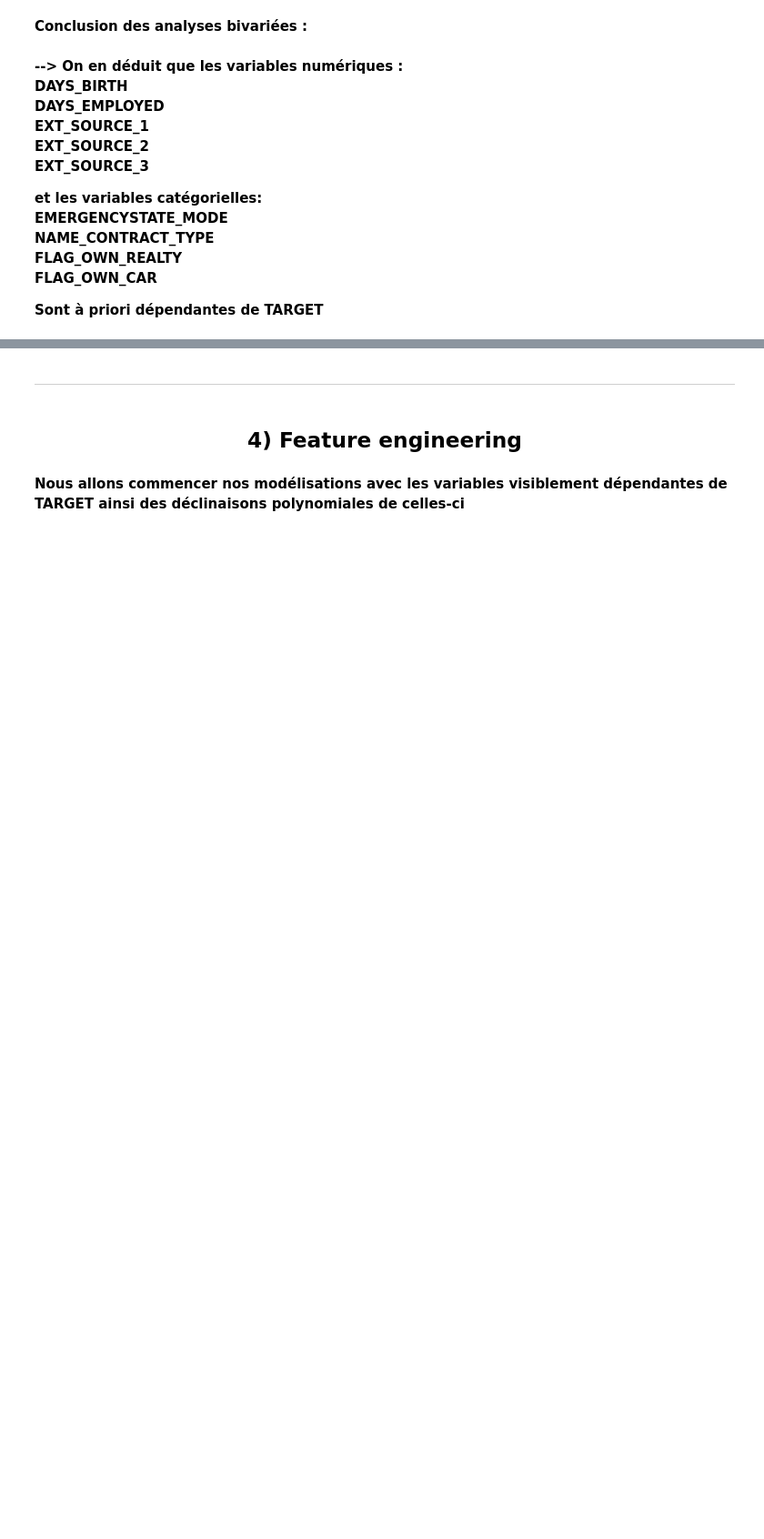
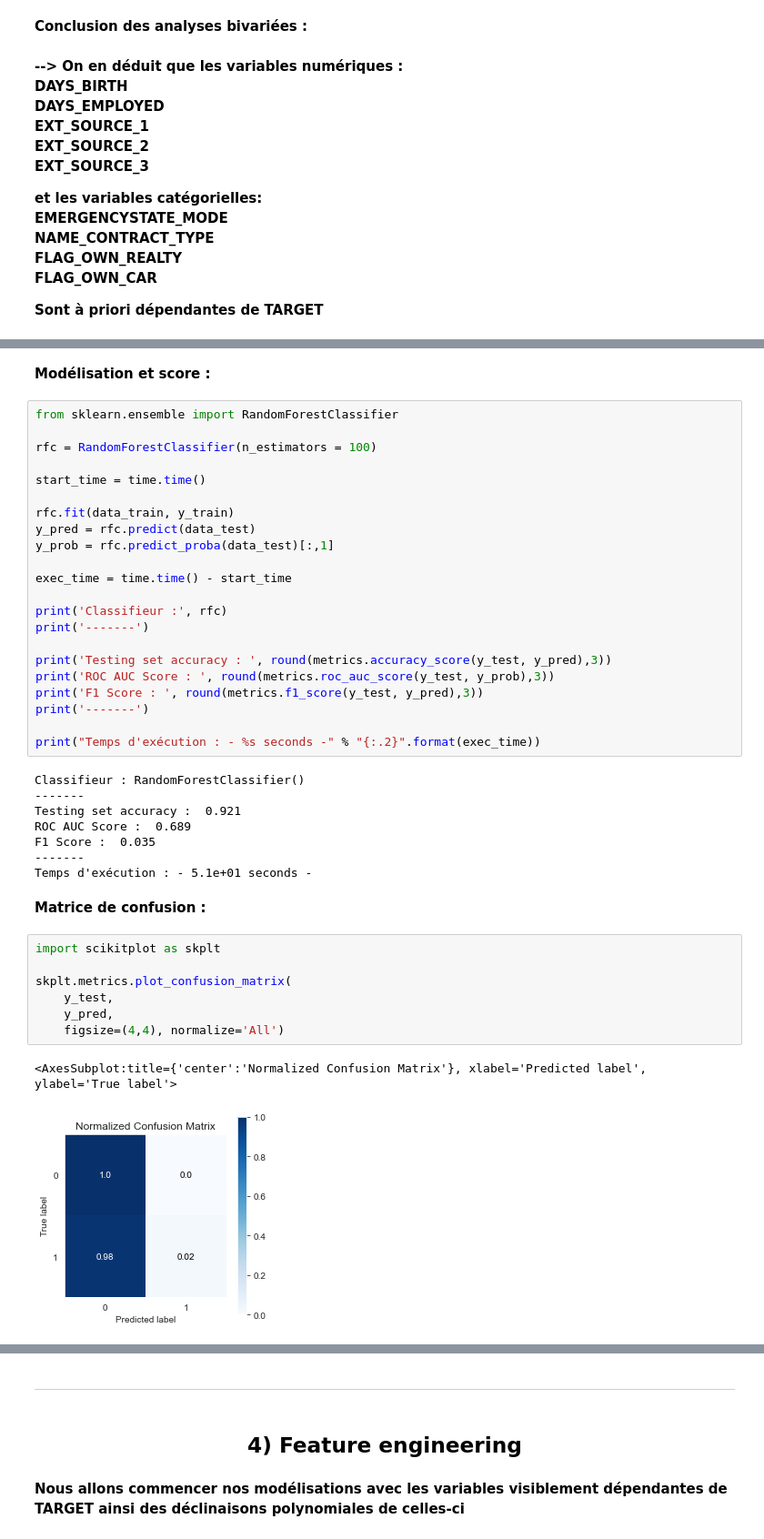
Before and after one commit to martinletouvet/oc_projet7, a Jupyter notebook: P7_Notebook.ipynb, the cells around one changed output, grey strips where cells are left out. Shown at 91% size. Cells and saved outputs as stored; diff of their text form; blank space fills up the shorter version.

```diff
--- a/P7_Notebook.ipynb
+++ b/P7_Notebook.ipynb
@@ -998,0 +1064,44 @@ FLAG_OWN_CAR**
+# %% [markdown]
+**Modélisation et score :**
+# %%
+from sklearn.ensemble import RandomForestClassifier
+
+rfc = RandomForestClassifier(n_estimators = 100)
+
+start_time = time.time()
+
+rfc.fit(data_train, y_train)
+y_pred = rfc.predict(data_test)
+y_prob = rfc.predict_proba(data_test)[:,1]
+
+exec_time = time.time() - start_time
+
+print('Classifieur :', rfc)
+print('-------')
+
+print('Testing set accuracy : ', round(metrics.accuracy_score(y_test, y_pred),3))
+print('ROC AUC Score : ', round(metrics.roc_auc_score(y_test, y_prob),3))
+print('F1 Score : ', round(metrics.f1_score(y_test, y_pred),3))
+print('-------')
+
+print("Temps d'exécution : - %s seconds -" % "{:.2}".format(exec_time))
+# %% [output]
+Classifieur : RandomForestClassifier()
+-------
+Testing set accuracy :  0.921
+ROC AUC Score :  0.689
+F1 Score :  0.035
+-------
+Temps d'exécution : - 5.1e+01 seconds -
+# %% [markdown]
+**Matrice de confusion :**
+# %%
+import scikitplot as skplt
+
+skplt.metrics.plot_confusion_matrix(
+    y_test,
+    y_pred,
+    figsize=(4,4), normalize='All')
+# %% [output]
+<AxesSubplot:title={'center':'Normalized Confusion Matrix'}, xlabel='Predicted label', ylabel='True label'>
+[figure, added]
```
Also changed, not shown: parts of 100 cells of this notebook.
